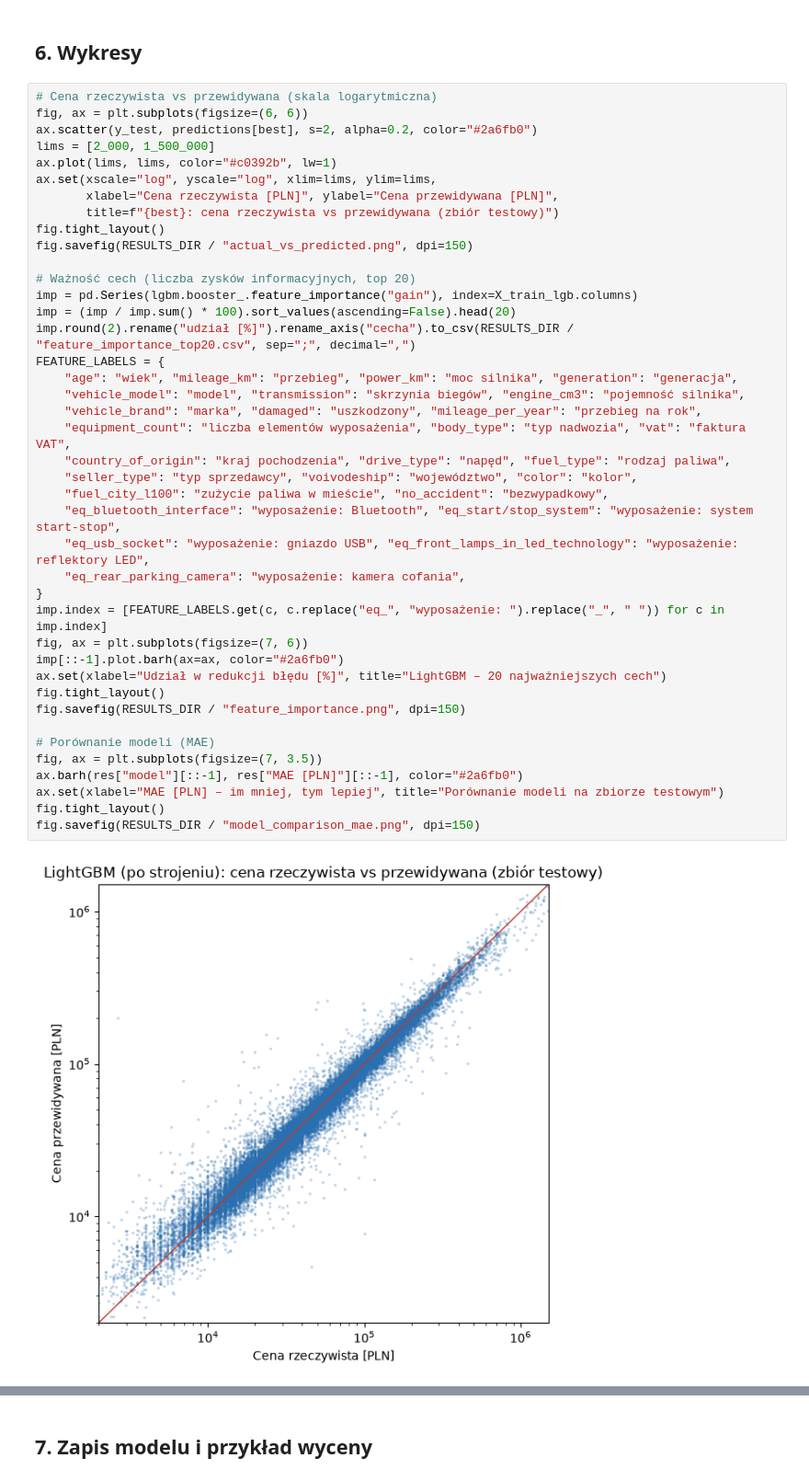
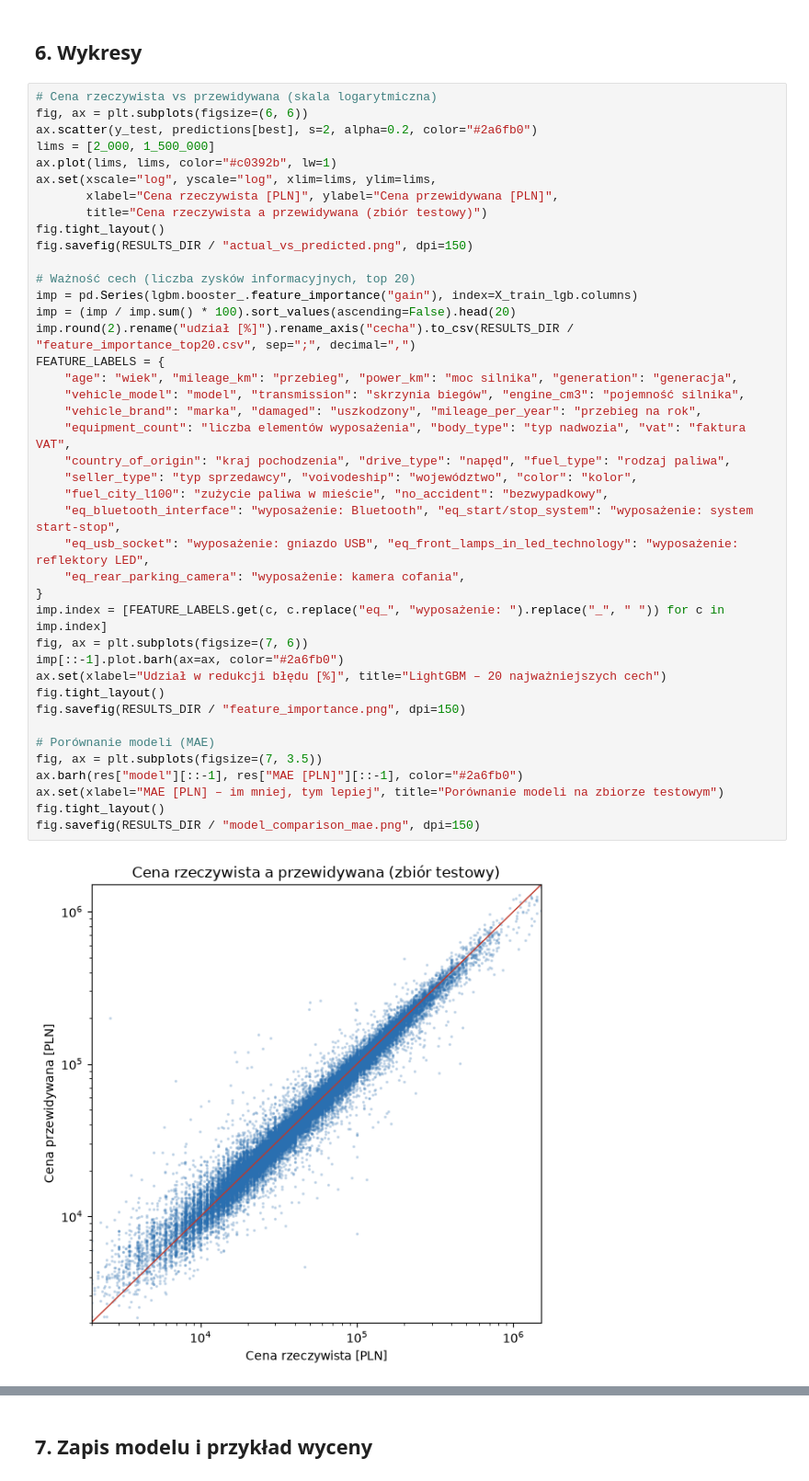
Before and after one commit to AMN3S1/wycena-samochodow-ml, a Jupyter notebook: model/mvp_model.ipynb, the cells around one changed output, grey strips where cells are left out. Shown at 92% size. Saved outputs shown, nothing was run; the diff lists cells and outputs as text.

```diff
--- a/model/mvp_model.ipynb
+++ b/model/mvp_model.ipynb
@@ -611,41 +611,41 @@ lims = [2_000, 1_500_000]
 ax.plot(lims, lims, color="#c0392b", lw=1)
 ax.set(xscale="log", yscale="log", xlim=lims, ylim=lims,
        xlabel="Cena rzeczywista [PLN]", ylabel="Cena przewidywana [PLN]",
-       title=f"{best}: cena rzeczywista vs przewidywana (zbiór testowy)")
+       title="Cena rzeczywista a przewidywana (zbiór testowy)")
 fig.tight_layout()
 fig.savefig(RESULTS_DIR / "actual_vs_predicted.png", dpi=150)
 
 # Ważność cech (liczba zysków informacyjnych, top 20)
 imp = pd.Series(lgbm.booster_.feature_importance("gain"), index=X_train_lgb.columns)
 imp = (imp / imp.sum() * 100).sort_values(ascending=False).head(20)
 imp.round(2).rename("udział [%]").rename_axis("cecha").to_csv(RESULTS_DIR / "feature_importance_top20.csv", sep=";", decimal=",")
 FEATURE_LABELS = {
     "age": "wiek", "mileage_km": "przebieg", "power_km": "moc silnika", "generation": "generacja",
     "vehicle_model": "model", "transmission": "skrzynia biegów", "engine_cm3": "pojemność silnika",
     "vehicle_brand": "marka", "damaged": "uszkodzony", "mileage_per_year": "przebieg na rok",
     "equipment_count": "liczba elementów wyposażenia", "body_type": "typ nadwozia", "vat": "faktura VAT",
     "country_of_origin": "kraj pochodzenia", "drive_type": "napęd", "fuel_type": "rodzaj paliwa",
     "seller_type": "typ sprzedawcy", "voivodeship": "województwo", "color": "kolor",
     "fuel_city_l100": "zużycie paliwa w mieście", "no_accident": "bezwypadkowy",
     "eq_bluetooth_interface": "wyposażenie: Bluetooth", "eq_start/stop_system": "wyposażenie: system start-stop",
     "eq_usb_socket": "wyposażenie: gniazdo USB", "eq_front_lamps_in_led_technology": "wyposażenie: reflektory LED",
     "eq_rear_parking_camera": "wyposażenie: kamera cofania",
 }
 imp.index = [FEATURE_LABELS.get(c, c.replace("eq_", "wyposażenie: ").replace("_", " ")) for c in imp.index]
 fig, ax = plt.subplots(figsize=(7, 6))
 imp[::-1].plot.barh(ax=ax, color="#2a6fb0")
 ax.set(xlabel="Udział w redukcji błędu [%]", title="LightGBM – 20 najważniejszych cech")
 fig.tight_layout()
 fig.savefig(RESULTS_DIR / "feature_importance.png", dpi=150)
 
 # Porównanie modeli (MAE)
 fig, ax = plt.subplots(figsize=(7, 3.5))
 ax.barh(res["model"][::-1], res["MAE [PLN]"][::-1], color="#2a6fb0")
 ax.set(xlabel="MAE [PLN] – im mniej, tym lepiej", title="Porównanie modeli na zbiorze testowym")
 fig.tight_layout()
 fig.savefig(RESULTS_DIR / "model_comparison_mae.png", dpi=150)
 # %% [output]
-[figure, old version]
+[figure, new version]
 [figure]
 [figure]
 # %% [markdown]
```
Also changed, not shown: parts of 2 cells of this notebook, 7 other files.
